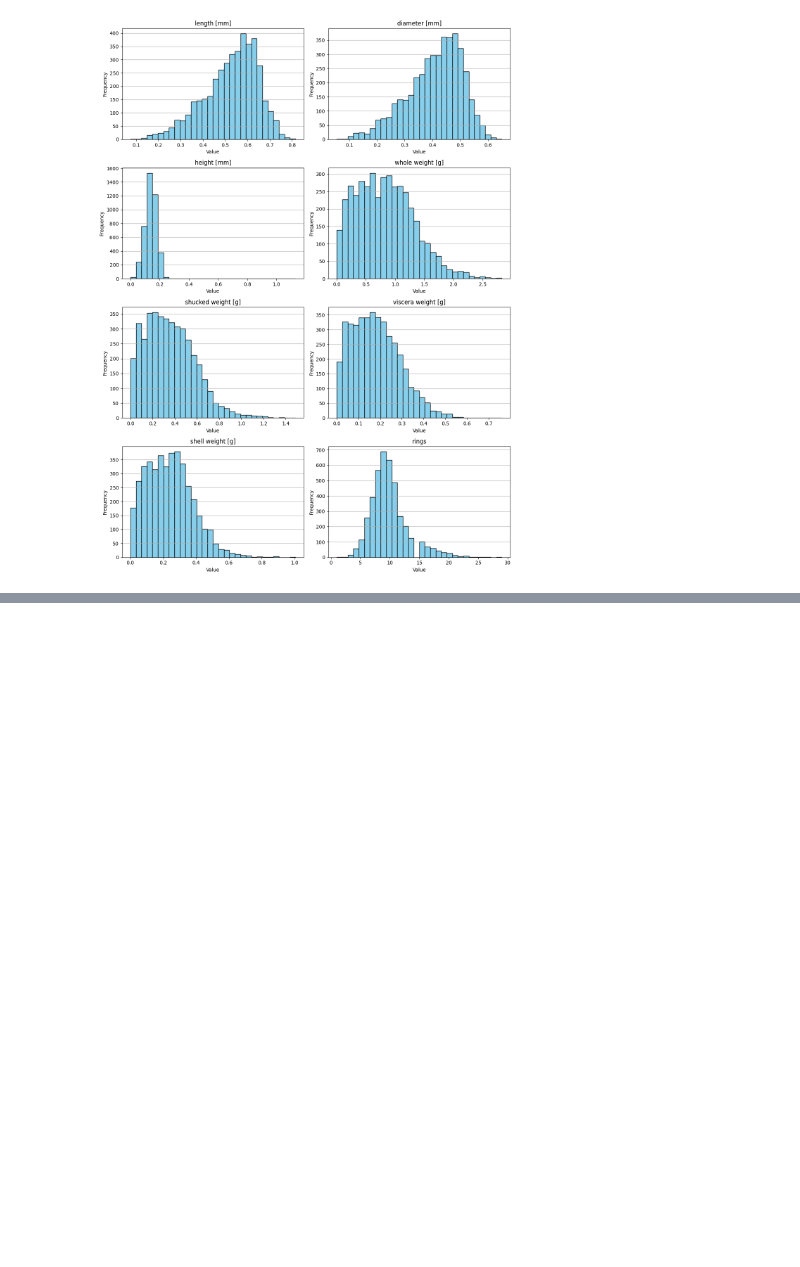
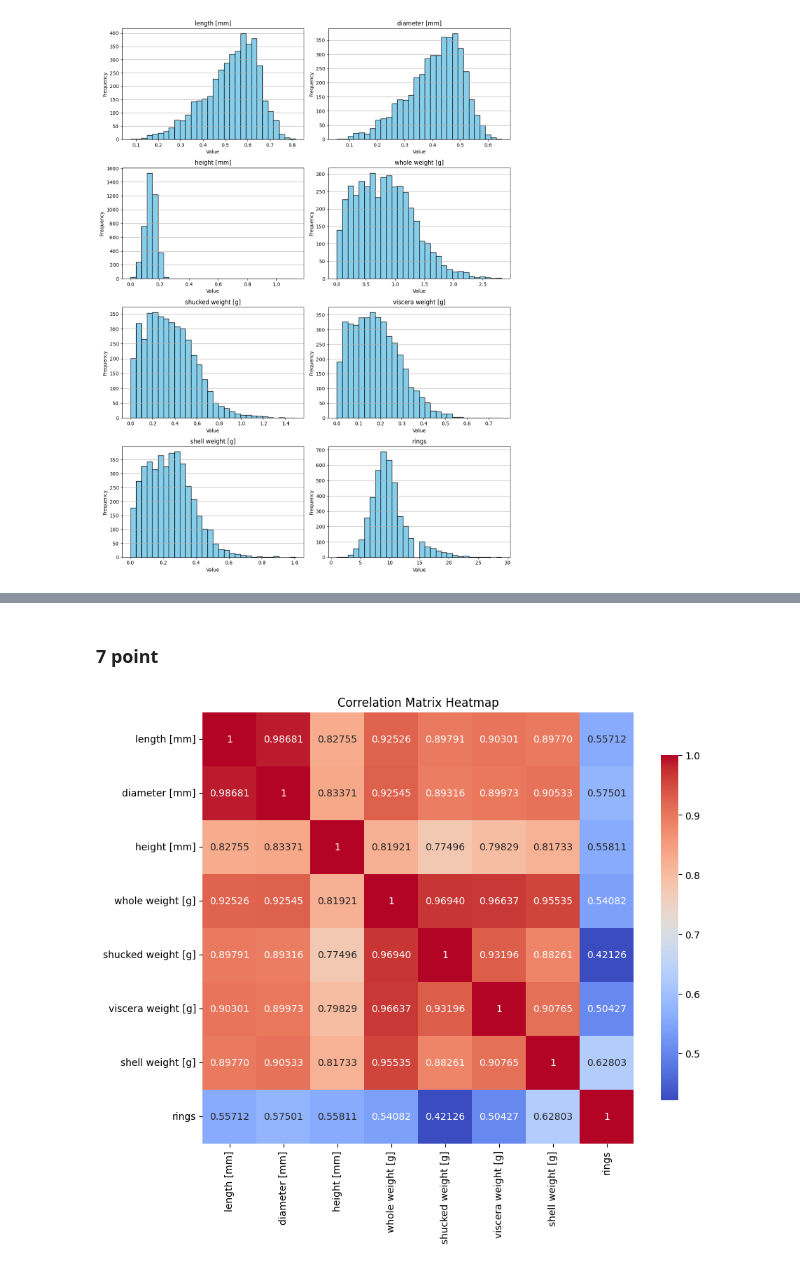
Before and after one commit to centGeek/ProgrammingInPython, a Jupyter notebook: zadanie1/zadanie1.ipynb, the cells around one changed output, grey strips where cells are left out. Saved outputs shown, nothing was run; the diff lists cells and outputs as text; code cells hidden in the pictures; blank space fills up the shorter version.

```diff
--- a/zadanie1/zadanie1.ipynb
+++ b/zadanie1/zadanie1.ipynb
@@ -96,0 +121,3 @@ plt.show()
+# %%
+correlation_matrix = quantitative_variables.corr()
+function_to_plot(correlation_matrix)
@@ -96,0 +144,25 @@ plt.show()
+# %% [markdown]
+### 7 point
+# %%
+def custom_format(x):
+    if x.is_integer():
+        return f"{int(x)}"
+    else:
+        return f"{x:.5f}"
+# %%
+plt.figure(figsize=(10, 8))
+annotations = correlation_matrix.applymap(custom_format)
+sns.heatmap(
+    correlation_matrix,
+    annot=annotations,
+    cmap='coolwarm',
+    square=True,
+    cbar_kws={"shrink": .8},
+    fmt=""
+)
+plt.title('Correlation Matrix Heatmap')
+
+# Show the plot
+plt.show()
+# %% [output]
+[figure, added]
```
Also changed, not shown: parts of 13 cells of this notebook.
